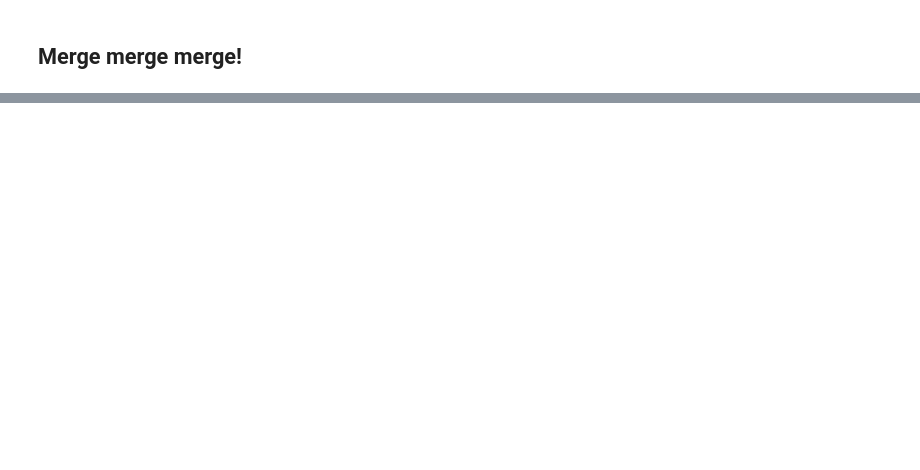
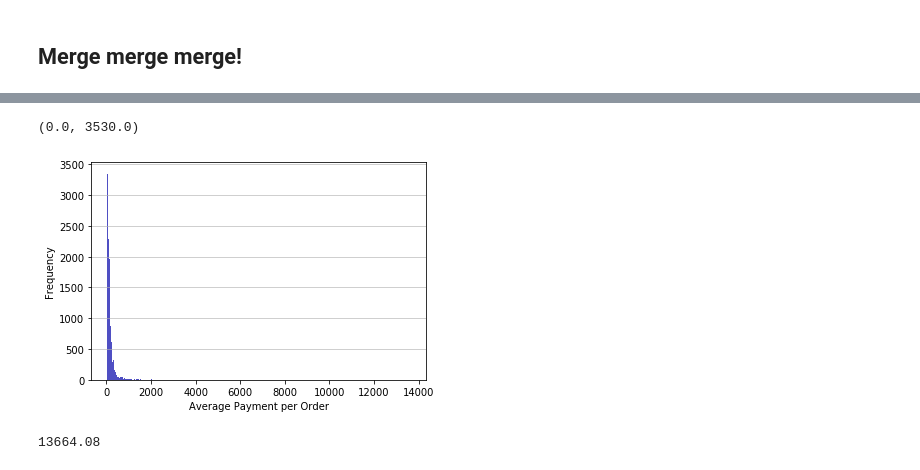
Before and after one commit to nicholasatyahadi/Customer-Purchasing-Behaviour-Analysis, a Jupyter notebook: main.ipynb, the cells around one changed output, grey strips where cells are left out. Saved outputs shown, nothing was run; the diff lists cells and outputs as text; code cells hidden in the pictures; blank space fills up the shorter version.

```diff
--- a/main.ipynb
+++ b/main.ipynb
@@ -258,0 +371,14 @@ UnsupportedFunctionCall: numpy operations are not valid with groupby. Use .group
+# %%
+n, bins, patches = plt.hist(x=orderreview_sum1.total_payment, bins='auto', color='#0504aa', alpha=0.7, rwidth=0.85)
+plt.grid(axis='y', alpha=0.75)
+plt.xlabel('Average Payment per Order')
+plt.ylabel('Frequency')
+maxfreq = n.max()
+plt.ylim(ymax=np.ceil(maxfreq / 10) * 10 if maxfreq % 10 else maxfreq + 10)
+# %% [output]
+(0.0, 3530.0)
+[figure, added]
+# %%
+max(orderreview_sum1.total_payment)
+# %% [output]
+13664.08
```
Also changed, not shown: parts of 36 cells of this notebook.
